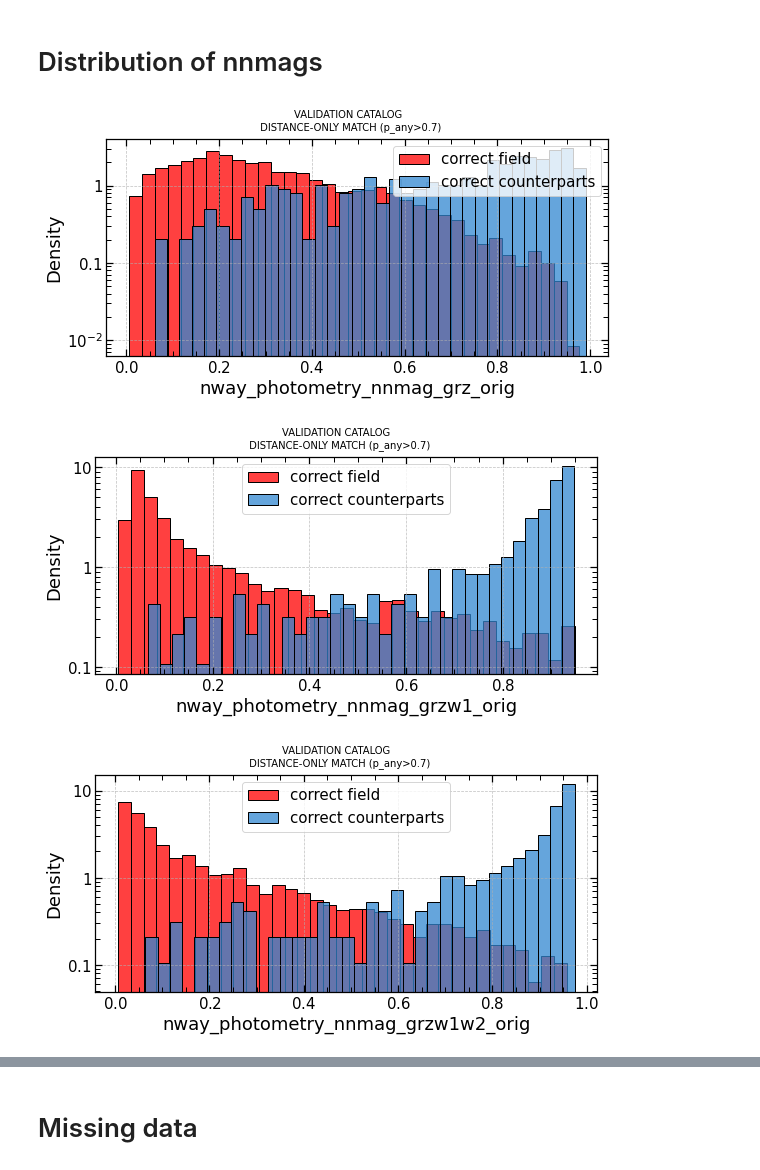
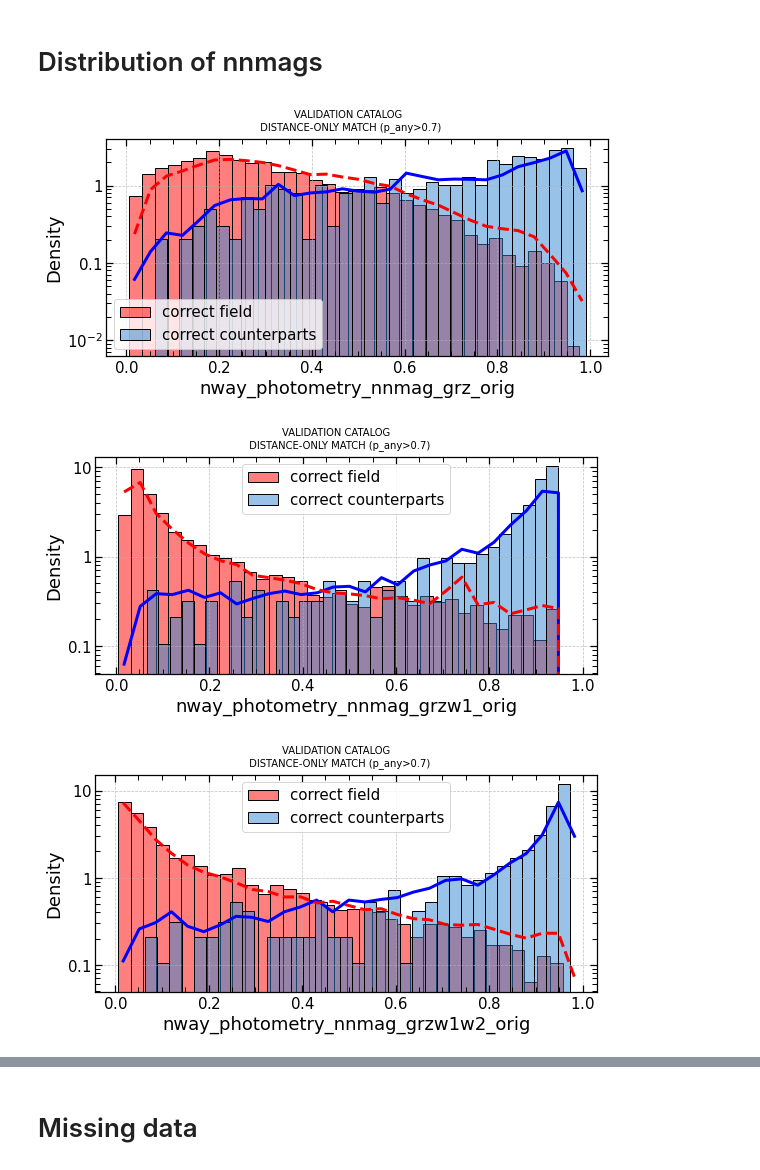
Before and after one commit to SergeiDBykov/lockman_hole, a Jupyter notebook: 3_desi-crossmatch/3.1_results.ipynb, the cells around one changed output, grey strips where cells are left out. Drawn from its saved outputs; the diff is of its cells as text; code cells hidden in the pictures.

Commit message:
added figures for paper

```diff
--- a/3_desi-crossmatch/3.1_results.ipynb
+++ b/3_desi-crossmatch/3.1_results.ipynb
@@ -428,19 +580,26 @@ rayleigh_plot(nway_all.query('~desi_id_true.isna() &  desi_id==desi_id_true & de
 # %%
 for prior_type in ['grz_orig', 'grzw1_orig', 'grzw1w2_orig']:
 
     colname = 'nway_photometry_nnmag_'+prior_type
     prob_cutoff = 0.7
     plt.figure(figsize=(9,4))
 
-    sns.histplot(nway_all_dist_only.query(f"nway_prob_has_match>@prob_cutoff & nway_match_flag==0 & {colname}!=-99. & ~desi_id_true.isnull()")[colname], stat = 'density', color = 'r', bins = 35, label = 'correct field')
+    sns.histplot(nway_all_dist_only.query(f"nway_prob_has_match>@prob_cutoff & nway_match_flag==0 & {colname}!=-99. & ~desi_id_true.isnull()")[colname], stat = 'density', color = 'r', bins = 35, label = 'correct field', alpha = 0.5)
 
-    sns.histplot(nway_all_dist_only.query(f"nway_prob_has_match>@prob_cutoff & nway_match_flag==1 & {colname}!=-99. & desi_id==desi_id_true")[colname], stat = 'density', bins = 35, label = 'correct counterparts')
+    sns.histplot(nway_all_dist_only.query(f"nway_prob_has_match>@prob_cutoff & nway_match_flag==1 & {colname}!=-99. & desi_id==desi_id_true")[colname], stat = 'density', bins = 35, label = 'correct counterparts', alpha = 0.5)
     plt.suptitle(f'VALIDATION CATALOG \n DISTANCE-ONLY MATCH (p_any>{prob_cutoff})', fontsize = 10)
     plt.yscale('log')
     plt.legend()
+
+    nnmag_name = prior_type.split('_')[0]
+    model_hist = pd.read_csv(f"/Users/sdbykov/work/lockman_hole/1_desi-photo-prior/model/nnmag_{nnmag_name}.csv", sep = '\t')
+    lo,hi,ctps, field = model_hist['#lo'], model_hist['hi'], model_hist['selected'], model_hist['others']
+
+    plt.plot((lo+hi)/2, ctps, 'b-', lw = 3)
+    plt.plot((lo+hi)/2, field, 'r--', lw = 3)
 # %% [output]
-[figure, old version]
+[figure, new version]
-[figure, old version]
+[figure, new version]
-[figure, old version]
+[figure, new version]
 # %%
 for prior_type in ['grz_orig', 'grzw1_orig', 'grzw1w2_orig']:
```
Also changed, not shown: parts of 13 cells of this notebook, 6 other files.
